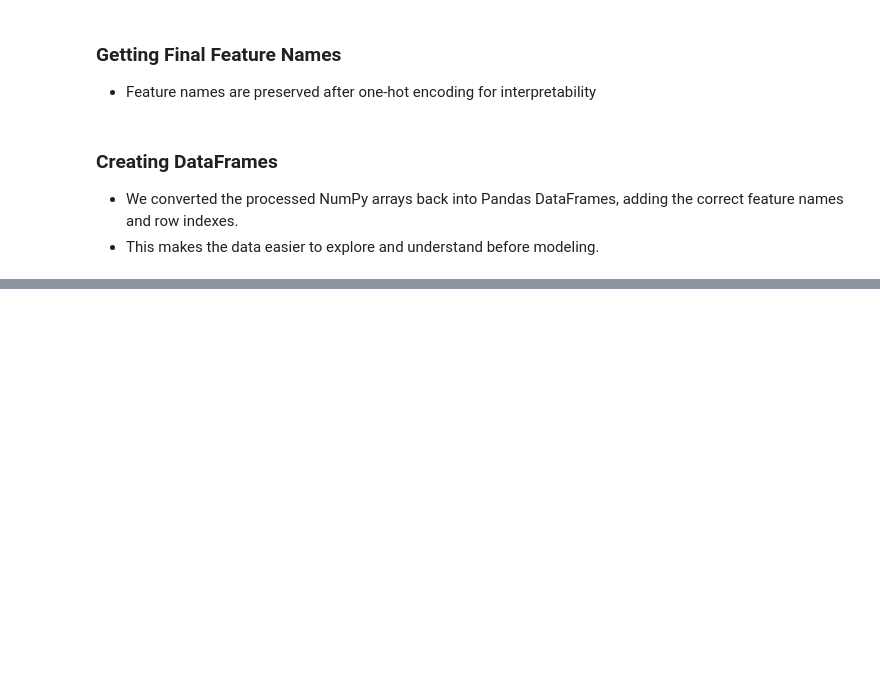
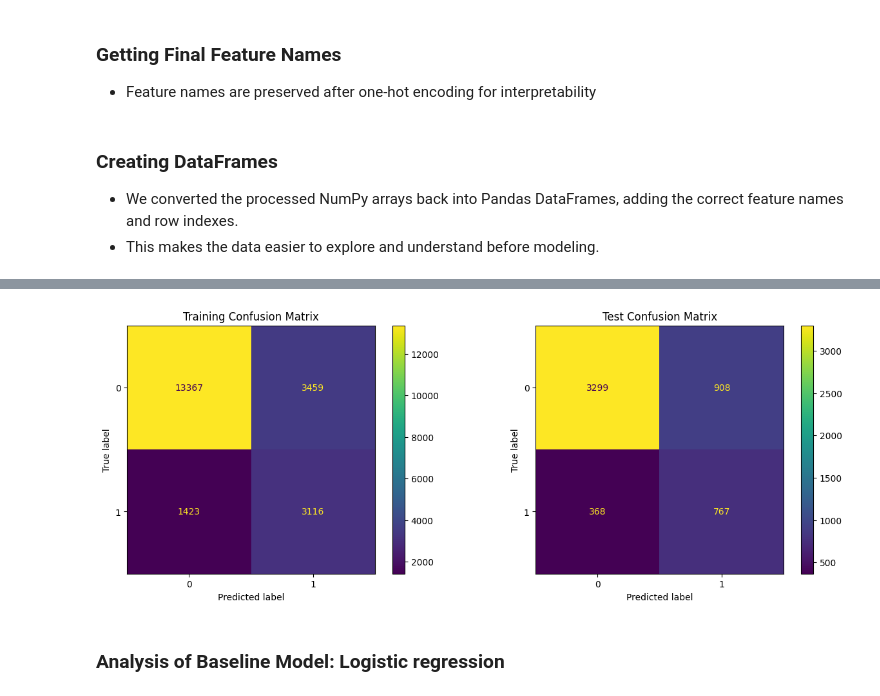
Before and after one commit to patsi-dev/Phase-3-Project, a Jupyter notebook: index.ipynb, the cells around one changed output, grey strips where cells are left out. Saved outputs shown, nothing was run; the diff lists cells and outputs as text; code cells hidden in the pictures; blank space fills up the shorter version.

```diff
--- a/index.ipynb
+++ b/index.ipynb
@@ -966,8 +757,0 @@ from sklearn.tree import DecisionTreeClassifier
-# %%
-# instantiating the DecisionTreeClassifier
-#  modelling with criterion gini index
-criterion_gini = DecisionTreeClassifier(criterion='gini', max_depth=3, random_state=0)
-
-
-# fit the model
-criterion_gini.fit(X_train_processed_df, y_train)
@@ -1029,0 +832,14 @@ tree.plot_tree(criterion_gini.fit(X_train_processed_df, y_train))
+# %%
+from sklearn.linear_model import LogisticRegression
+from sklearn.model_selection import cross_val_score
+from sklearn.metrics import make_scorer, recall_score
+
+# Creating model with balanced class weights
+lr_model = LogisticRegression(random_state=42, class_weight='balanced', max_iter=1000)
+
+# Performing cross-validation with recall scoring
+lr_cv_scores = cross_val_score(lr_model, X_train_processed, y_train, cv=5, scoring='recall')
+
+print("Logistic Regression Cross-Validation Recall Scores:", lr_cv_scores)
+print("Mean CV Recall:", lr_cv_scores.mean())
+print("CV Recall STD:", lr_cv_scores.std())
@@ -1029,0 +864,12 @@ tree.plot_tree(criterion_gini.fit(X_train_processed_df, y_train))
+# %%
+from sklearn.metrics import classification_report, confusion_matrix, ConfusionMatrixDisplay
+
+# Fit on full training set
+lr_model.fit(X_train_processed, y_train)
+
+# Predict on training and test sets
+y_train_pred_lr = lr_model.predict(X_train_processed)
+y_test_pred_lr = lr_model.predict(X_test_processed)
+
+# Get probability estimates for ROC curve
+y_test_proba_lr = lr_model.predict_proba(X_test_processed)[:, 1]
@@ -1029,0 +903,12 @@ tree.plot_tree(criterion_gini.fit(X_train_processed_df, y_train))
+# %%
+# Plot confusion matrix
+fig, ax = plt.subplots(1, 2, figsize=(15, 5))
+ConfusionMatrixDisplay.from_predictions(y_train, y_train_pred_lr, ax=ax[0])
+ax[0].set_title('Training Confusion Matrix')
+ConfusionMatrixDisplay.from_predictions(y_test, y_test_pred_lr, ax=ax[1])
+ax[1].set_title('Test Confusion Matrix')
+plt.show()
+# %% [output]
+[figure, added]
+# %% [markdown]
+### Analysis of Baseline Model: Logistic regression
```
Also changed, not shown: parts of 96 cells of this notebook.
